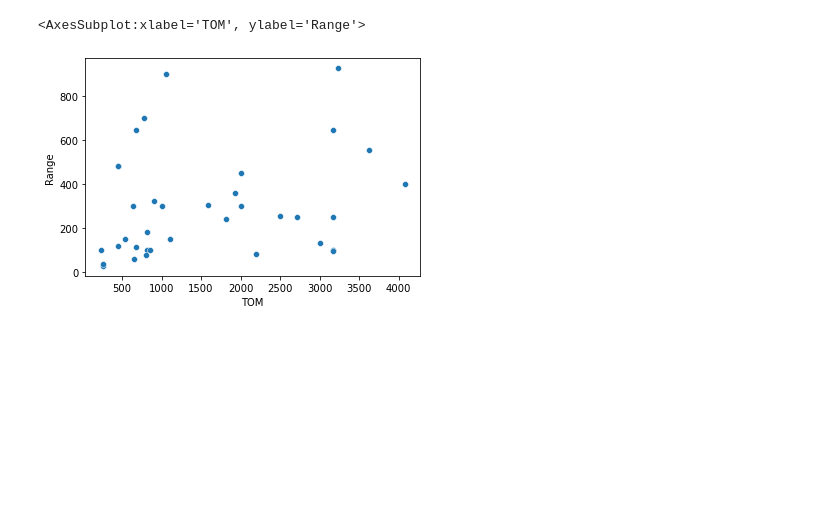
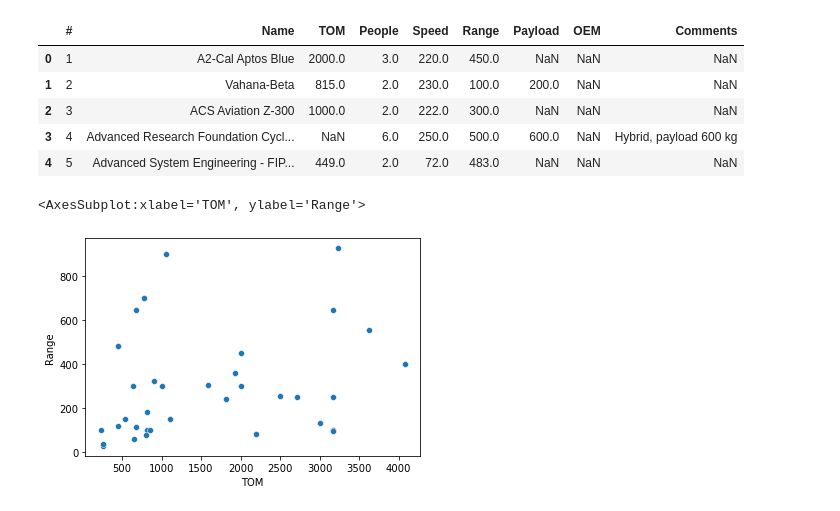
Before and after one commit to dmkeijzer/RBDOWigeon-paper, a Jupyter notebook: Sizing/Prelim_sizing.ipynb, the cells around one changed output. Saved outputs shown, nothing was run; the diff lists cells and outputs as text; code cells hidden in the pictures; blank space fills up the shorter version.

```diff
--- a/Sizing/Prelim_sizing.ipynb
+++ b/Sizing/Prelim_sizing.ipynb
@@ -12,6 +12,15 @@ df = df.replace("#VALUE!", np.nan)
 columns = list(df)
 for i in columns[2:8]:
     df[f'{i}'] = pd.to_numeric(df[f'{i}'])
+# %%
+df.head()
+# %% [output]
+|  | # | Name | TOM | People | Speed | Range | Payload | OEM | Comments |
+| 0 | 1 | A2-Cal Aptos Blue | 2000.0 | 3.0 | 220.0 | 450.0 | NaN | NaN | NaN |
+| 1 | 2 | Vahana-Beta | 815.0 | 2.0 | 230.0 | 100.0 | 200.0 | NaN | NaN |
+| 2 | 3 | ACS Aviation Z-300 | 1000.0 | 2.0 | 222.0 | 300.0 | NaN | NaN | NaN |
+| 3 | 4 | Advanced Research Foundation Cycl... | NaN | 6.0 | 250.0 | 500.0 | 600.0 | NaN | Hybrid, payload 600 kg |
+| 4 | 5 | Advanced System Engineering - FIP... | 449.0 | 2.0 | 72.0 | 483.0 | NaN | NaN | NaN |
 # %%
 mean_squared_error = lambda yreal, ypred: sum((yreal[i] - ypred[i]) ** 2 for i in range(len(yreal))) / len(yreal)
 rmse = lambda yreal, ypred: mean_squared_error(yreal, ypred) ** 0.5
```
Also changed, not shown: 1 other file.
